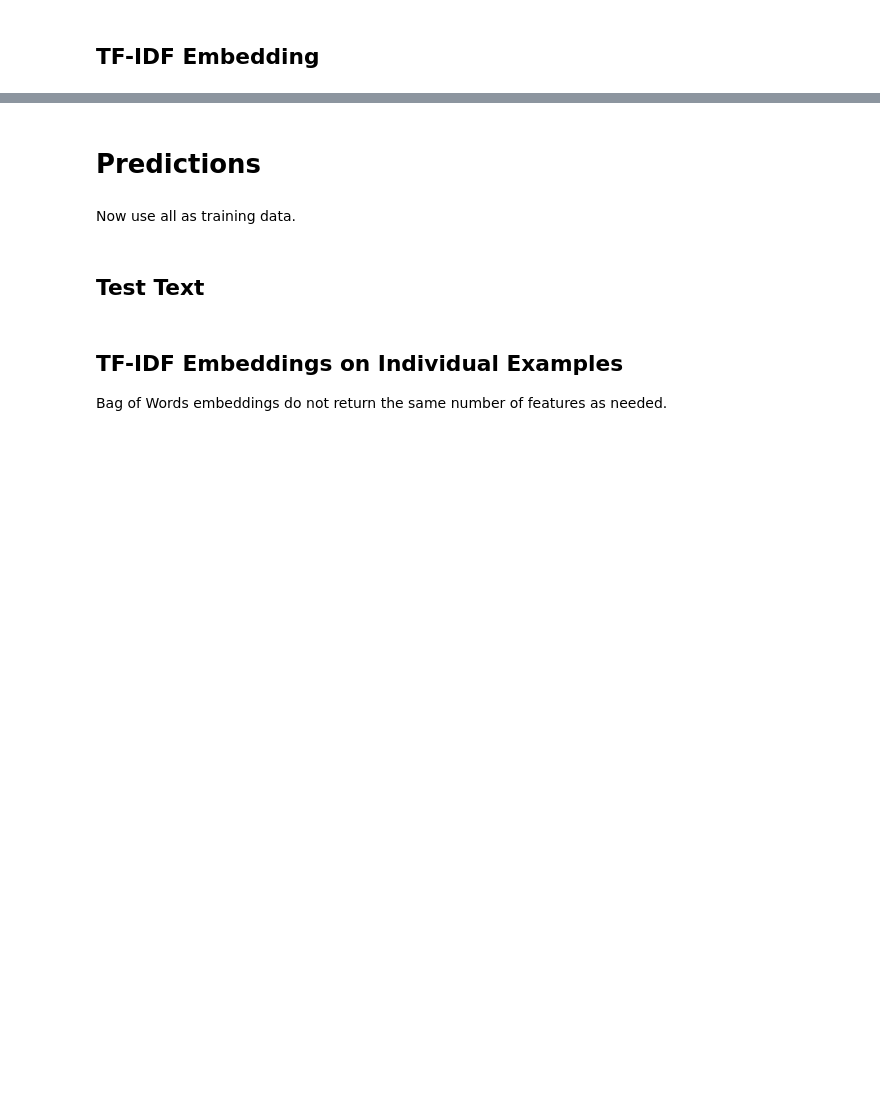
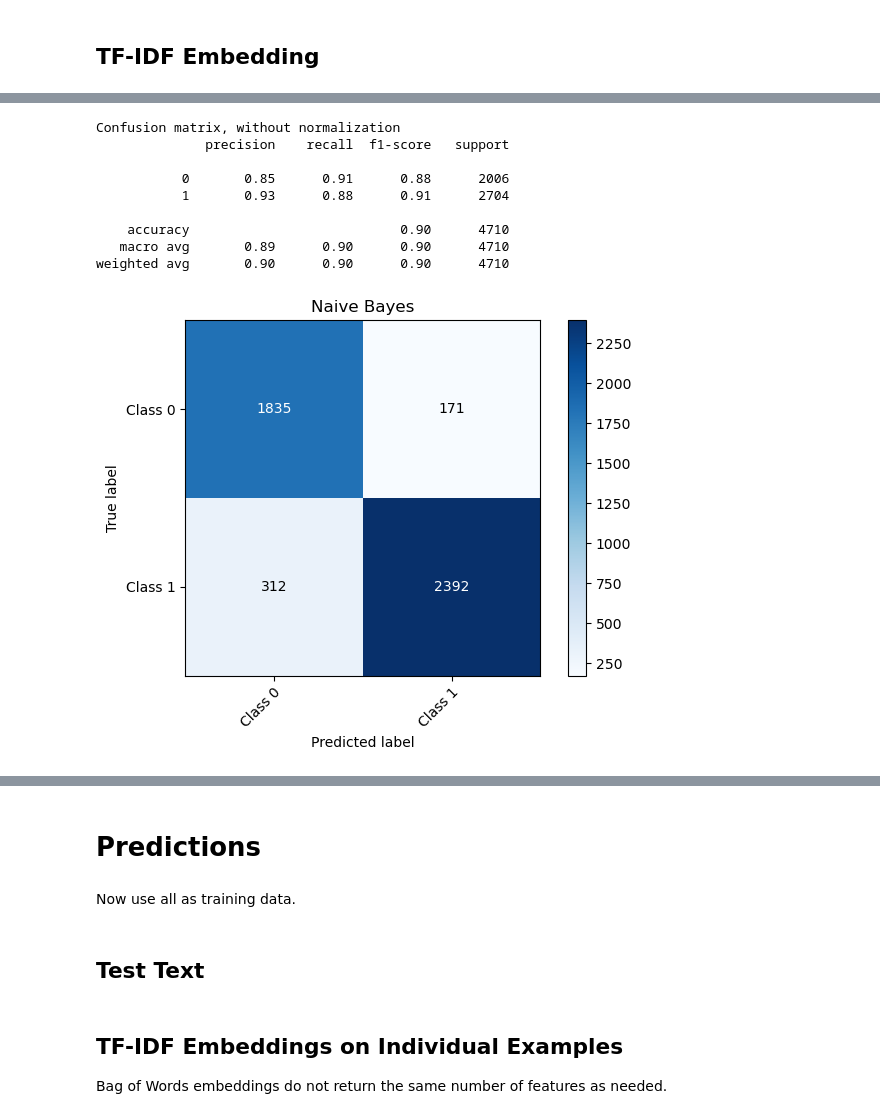
Before and after one commit to Yichen-Z/cis583_project, a Jupyter notebook: detect_stress.ipynb, the cells around one changed output, grey strips where cells are left out. Drawn from its saved outputs; the diff is of its cells as text; code cells hidden in the pictures; blank space fills up the shorter version.

```diff
--- a/detect_stress.ipynb
+++ b/detect_stress.ipynb
@@ -552 +402,14 @@ weighted avg       0.71      0.70      0.70       710
+# %%
+get_basic_report(model=nb_td, features=X_test_td, target=y_test_td, plot_title=['Class 0', 'Class 1'],title='Naive Bayes')
+# %% [output]
+Confusion matrix, without normalization
+              precision    recall  f1-score   support
+
+           0       0.85      0.91      0.88      2006
+           1       0.93      0.88      0.91      2704
+
+    accuracy                           0.90      4710
+   macro avg       0.89      0.90      0.90      4710
+weighted avg       0.90      0.90      0.90      4710
+[figure, added]
 # %%
```
Also changed, not shown: parts of 45 cells of this notebook, 1 other file.
